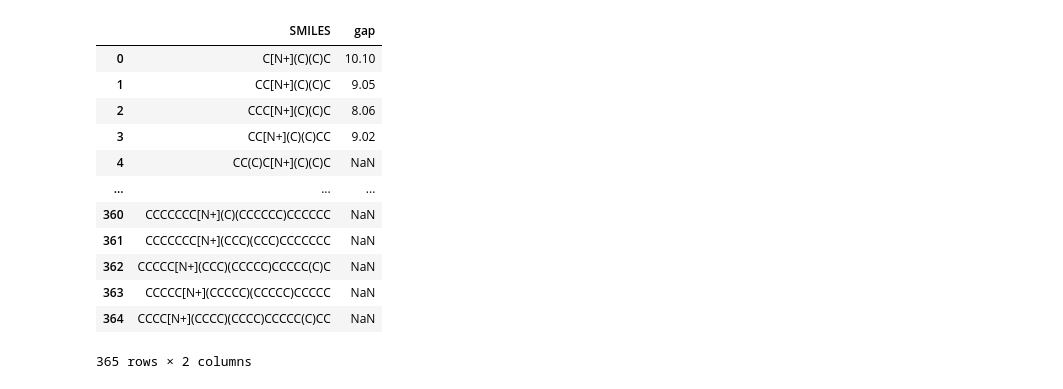
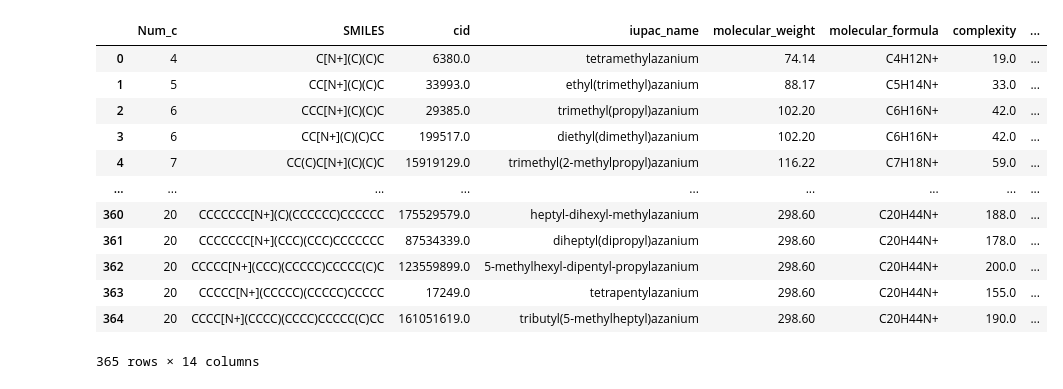
Before and after one commit to M1chaY/QAC_Gap_Predictor, a Jupyter notebook: data/1.ipynb, the cells around one changed output. Saved outputs shown, nothing was run; the diff lists cells and outputs as text; code cells hidden in the pictures.

```diff
--- a/data/1.ipynb
+++ b/data/1.ipynb
@@ -1,23 +1,19 @@
 # %%
 import pandas as pd
 
-df_smiles = pd.read_csv("data/r4n.csv")
-df_gap = pd.read_csv("data/r4n_dft.csv")
+df = pd.read_csv('data/r4n/dataset_r4n_c20_with_cid.csv')
+df
+# %% [output]
+|  | Num_c | SMILES | cid | iupac_name | molecular_weight | molecular_formula | complexity | ... |
+| 0 | 4 | C[N+](C)(C)C | 6380.0 | tetramethylazanium | 74.14 | C4H12N+ | 19.0 | ... |
+| 1 | 5 | CC[N+](C)(C)C | 33993.0 | ethyl(trimethyl)azanium | 88.17 | C5H14N+ | 33.0 | ... |
+| 2 | 6 | CCC[N+](C)(C)C | 29385.0 | trimethyl(propyl)azanium | 102.20 | C6H16N+ | 42.0 | ... |
+| 3 | 6 | CC[N+](C)(C)CC | 199517.0 | diethyl(dimethyl)azanium | 102.20 | C6H16N+ | 42.0 | ... |
+| 4 | 7 | CC(C)C[N+](C)(C)C | 15919129.0 | trimethyl(2-methylpropyl)azanium | 116.22 | C7H18N+ | 59.0 | ... |
+| ... | ... | ... | ... | ... | ... | ... | ... | ... |
+| 360 | 20 | CCCCCCC[N+](C)(CCCCCC)CCCCCC | 175529579.0 | heptyl-dihexyl-methylazanium | 298.60 | C20H44N+ | 188.0 | ... |
+| 361 | 20 | CCCCCCC[N+](CCC)(CCC)CCCCCCC | 87534339.0 | diheptyl(dipropyl)azanium | 298.60 | C20H44N+ | 178.0 | ... |
+| 362 | 20 | CCCCC[N+](CCC)(CCCCC)CCCCC(C)C | 123559899.0 | 5-methylhexyl-dipentyl-propylazanium | 298.60 | C20H44N+ | 200.0 | ... |
+| 363 | 20 | CCCCC[N+](CCCCC)(CCCCC)CCCCC | 17249.0 | tetrapentylazanium | 298.60 | C20H44N+ | 155.0 | ... |
+| 364 | 20 | CCCC[N+](CCCC)(CCCC)CCCCC(C)CC | 161051619.0 | tributyl(5-methylheptyl)azanium | 298.60 | C20H44N+ | 190.0 | ... |
+365 rows × 14 columns
-# %%
-# 根据SMILES列将gap值合并到df_smiles中
-df_merged = df_smiles.merge(df_gap, on='SMILES', how='left')
-df_merged
-# %% [output]
-|  | SMILES | gap |
-| 0 | C[N+](C)(C)C | 10.10 |
-| 1 | CC[N+](C)(C)C | 9.05 |
-| 2 | CCC[N+](C)(C)C | 8.06 |
-| 3 | CC[N+](C)(C)CC | 9.02 |
-| 4 | CC(C)C[N+](C)(C)C | NaN |
-| ... | ... | ... |
-| 360 | CCCCCCC[N+](C)(CCCCCC)CCCCCC | NaN |
-| 361 | CCCCCCC[N+](CCC)(CCC)CCCCCCC | NaN |
-| 362 | CCCCC[N+](CCC)(CCCCC)CCCCC(C)C | NaN |
-| 363 | CCCCC[N+](CCCCC)(CCCCC)CCCCC | NaN |
-| 364 | CCCC[N+](CCCC)(CCCC)CCCCC(C)CC | NaN |
-365 rows × 2 columns
```
Also changed, not shown: parts of 5 cells of this notebook, 12 other files.
